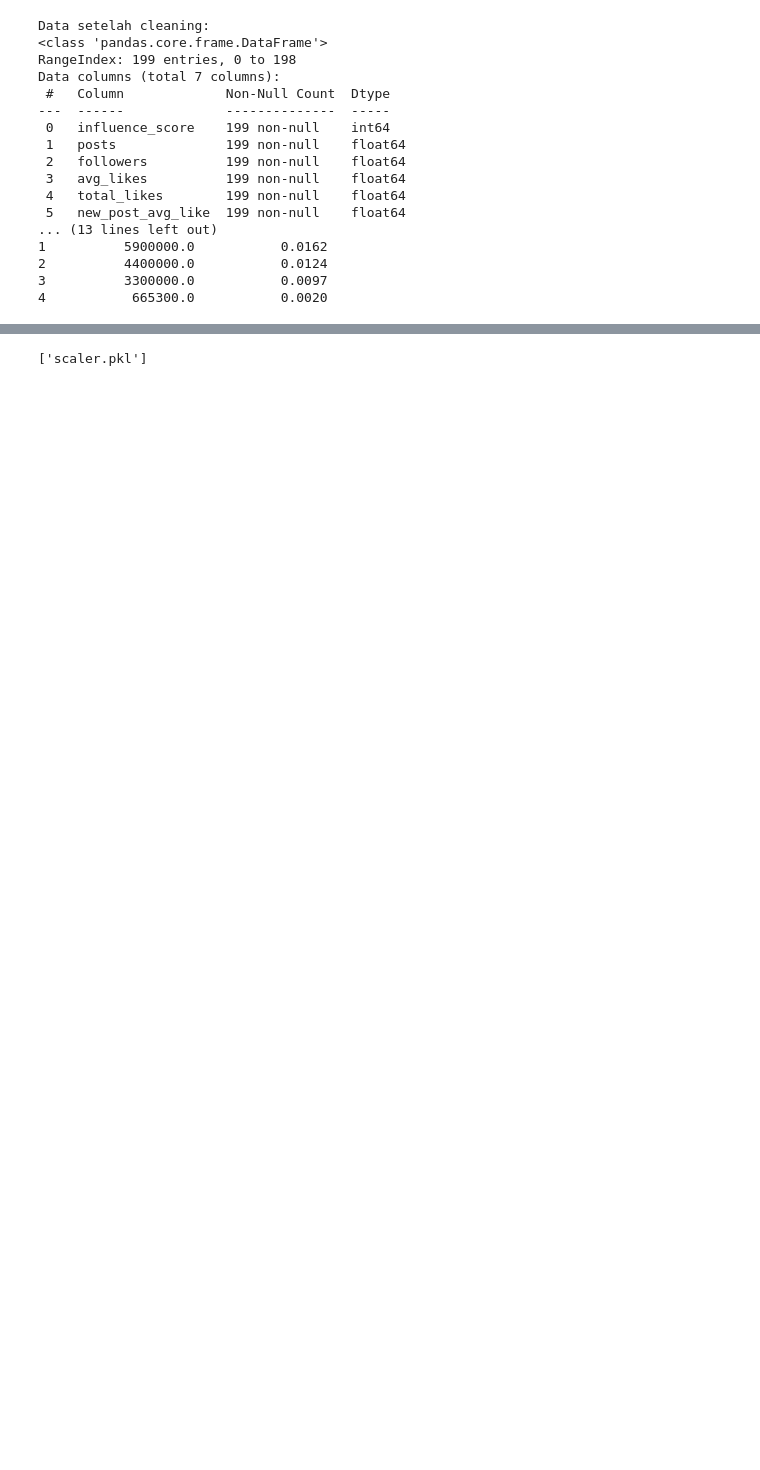
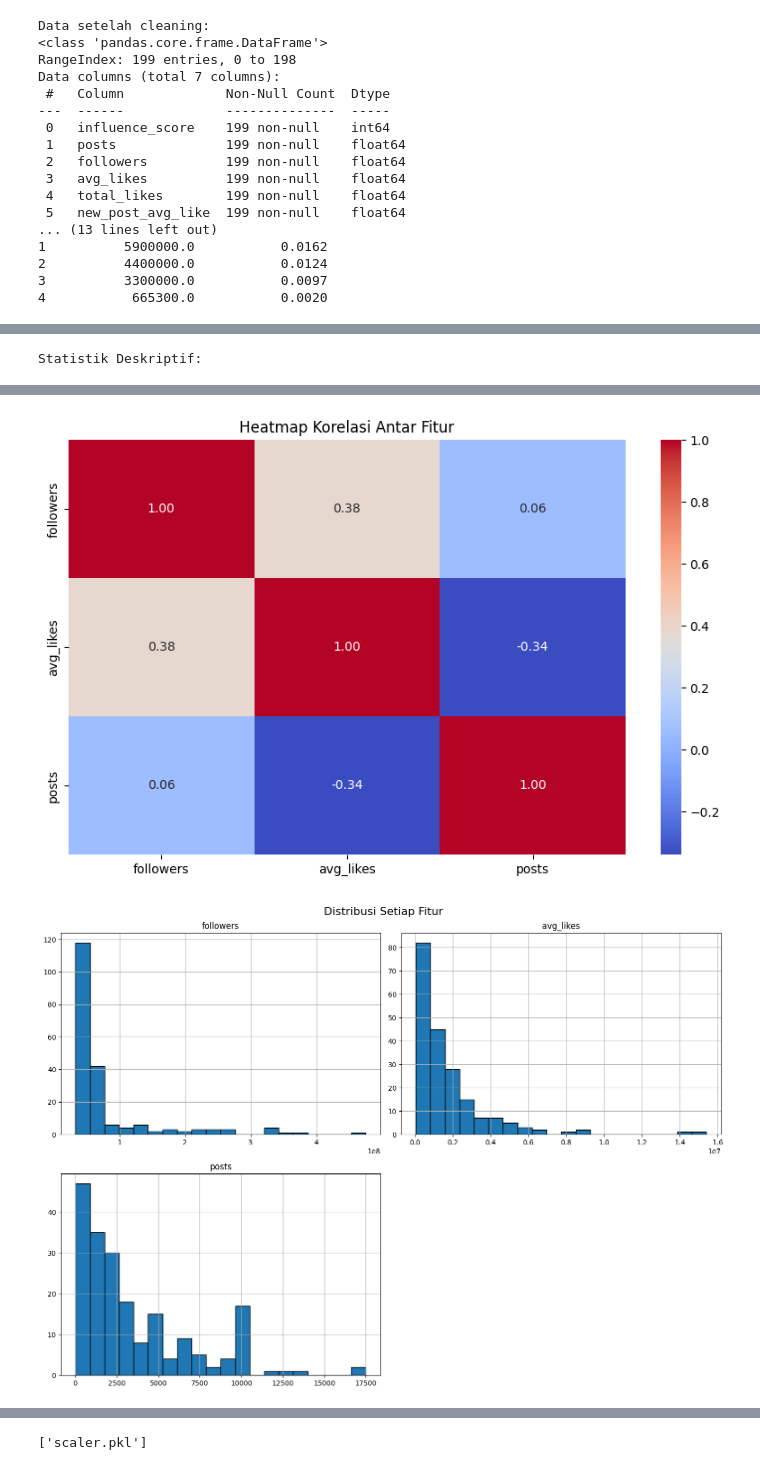
Before and after one commit to shakira-anadella/dataset_ML, a Jupyter notebook: UAS_ML_Clustering.ipynb, the cells around one changed output, grey strips where cells are left out. Cells and saved outputs as stored; diff of their text form; code cells hidden in the pictures; blank space fills up the shorter version.

```diff
--- a/UAS_ML_Clustering.ipynb
+++ b/UAS_ML_Clustering.ipynb
@@ -74,0 +111,18 @@ Data columns (total 7 columns):
+# %%
+# Statistik deskriptif
+print("Statistik Deskriptif:")
+display(df_clean.describe())
+
+# Cek korelasi antar fitur
+plt.figure(figsize=(10, 6))
+sns.heatmap(df_clean[features].corr(), annot=True, cmap='coolwarm', fmt=".2f")
+plt.title("Heatmap Korelasi Antar Fitur")
+plt.show()
+
+# Distribusi masing-masing fitur
+df_clean[features].hist(bins=20, figsize=(14, 10), edgecolor='black')
+plt.suptitle("Distribusi Setiap Fitur", fontsize=16)
+plt.tight_layout()
+plt.show()
+# %% [output]
+Statistik Deskriptif:
@@ -74,0 +138,2 @@ Data columns (total 7 columns):
+[figure, added]
+[figure, added]
```
Also changed, not shown: parts of 13 cells of this notebook.
